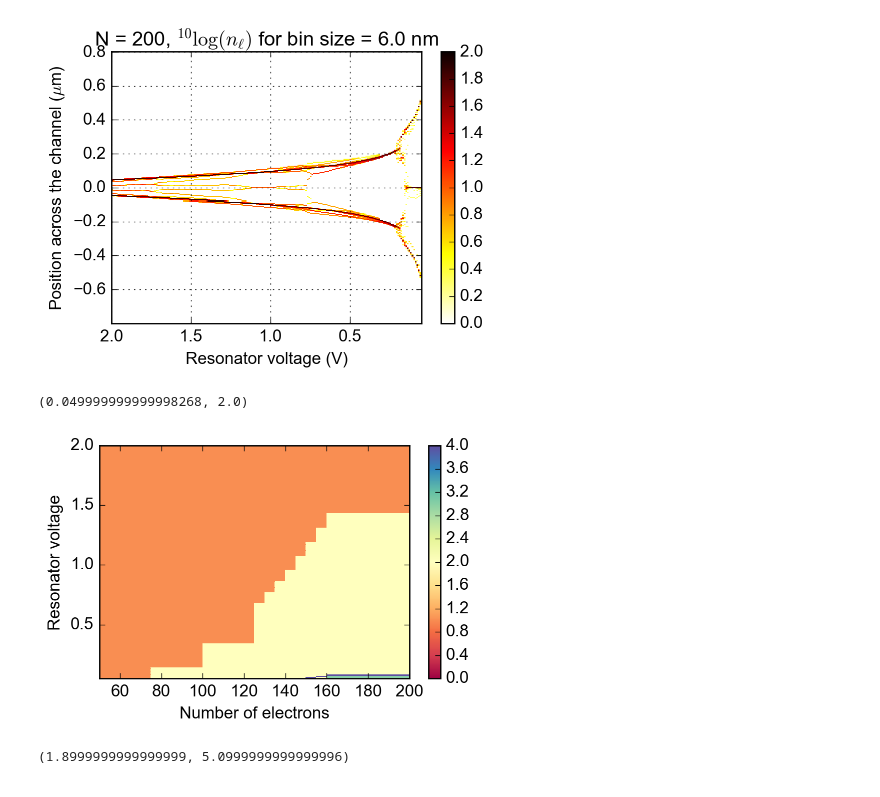
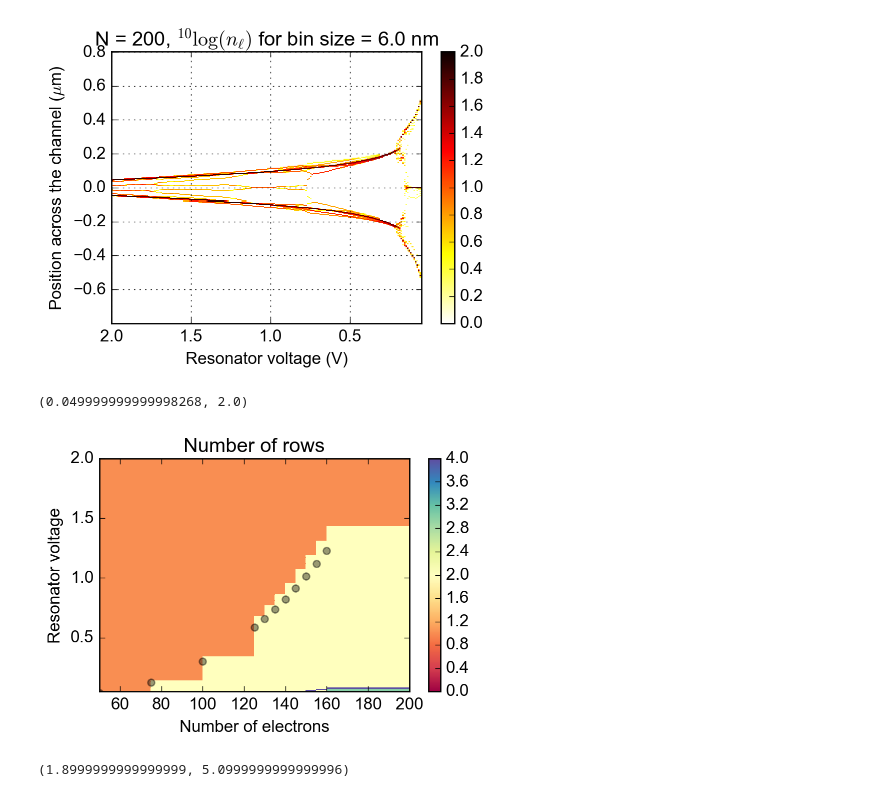
Before and after one commit to gkoolstra/ipython-notebooks, a Jupyter notebook: 20170124 - Electron row detection .ipynb, the cells around one changed output. Cells and saved outputs as stored; diff of their text form; code cells hidden in the pictures.

```diff
--- a/20170124 - Electron row detection .ipynb
+++ b/20170124 - Electron row detection .ipynb
@@ -130,17 +130,25 @@ Directory: 170118_145233_M018V2_resonator_Vsweep_200_electrons
 [figure]
 [figure]
 # %%
+xaxis = N_electrons
+
+lamb = np.array(N_electrons) * 1/40E-6 # box_length
+alpha = 0.15E12 # curvature of potential (@ 1.0 V)
+voltage_point = lamb**3 * 1.602E-19/(2*np.pi*8.85E-12*alpha)
+
 plt.figure(figsize=(5.,3.))
-plt.pcolormesh(N_electrons, Vres, noof_rows, cmap=plt.cm.Spectral)
+plt.pcolormesh(xaxis, Vres, noof_rows, cmap=plt.cm.Spectral)
+plt.plot(lamb * 40E-6, voltage_point, 'o', **common.plot_opt(color='k', msize=5))
 plt.xlabel("Number of electrons")
 plt.ylabel("Resonator voltage")
+plt.title("Number of rows")
 plt.colorbar()
 plt.clim(0, 4)
-plt.xlim(np.min(N_electrons), np.max(N_electrons))
+plt.xlim(np.min(xaxis), np.max(xaxis))
 plt.ylim(np.min(Vres), np.max(Vres))
 # %% [output]
 (0.049999999999998268, 2.0)
-[figure, old version]
+[figure, new version]
 # %%
 N_electrons = np.sum(electron_histogram[0,:])
 N_threshold = 10
```
Also changed, not shown: 3 other files.
